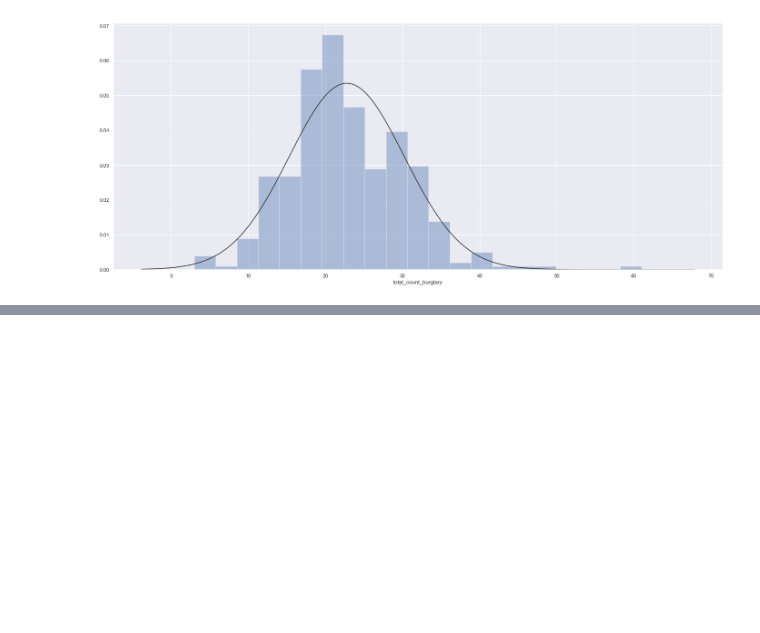
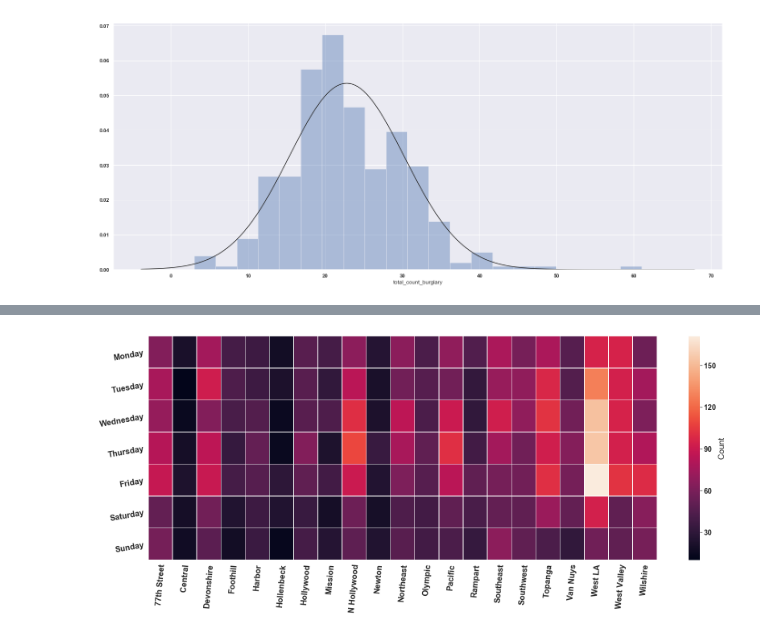
Before and after one commit to pattyjula/losangeles-burglary, a Jupyter notebook: LA_burglary.ipynb, the cells around one changed output, grey strips where cells are left out. Drawn from its saved outputs; the diff is of its cells as text; code cells hidden in the pictures; blank space fills up the shorter version.

```diff
--- a/LA_burglary.ipynb
+++ b/LA_burglary.ipynb
@@ -138,0 +157,3 @@ sns.kdeplot( df_total["total_count_burglary"], shade=True, color="g")
+# %%
+df_total=dfsel.groupby(["day_of_week_in_number",'AREA NAME'])['Crm Cd Desc'].count().reset_index(name="total_count_burglary")
+df_total.head()
@@ -138,0 +167,24 @@ sns.kdeplot( df_total["total_count_burglary"], shade=True, color="g")
+# %%
+# create a pivot table of data
+crm=df_total.pivot("day_of_week_in_number",'AREA NAME', 'total_count_burglary')
+# specify the heatmap
+ax = sns.heatmap(crm,linewidths=.5,cbar=18,cbar_kws={'label': 'Count'})
+
+# Set up labels
+ax.set_ylabel("")
+ax.set_xlabel("")
+
+ax.set_xticklabels(ax.get_xticklabels(),rotation=85)
+ax.set_yticklabels(ax.get_yticklabels(),rotation=10)
+ax.set_yticklabels(('Monday', 'Tuesday',"Wednesday", 'Thursday', 'Friday', 'Saturday', 'Sunday'))
+#Set fonts to consistent 20pt size
+for item in ([ax.yaxis.label, ax.yaxis.label] +
+             ax.get_xticklabels() + ax.get_yticklabels()):
+    item.set_fontsize(20)
+
+# Use seaborn default for plot
+sns.set()
+plt.tight_layout()
+plt.savefig('./output/burglary_heatmap.png', format='png')
+# %% [output]
+[figure, added]
```
Also changed, not shown: parts of 8 cells of this notebook.
